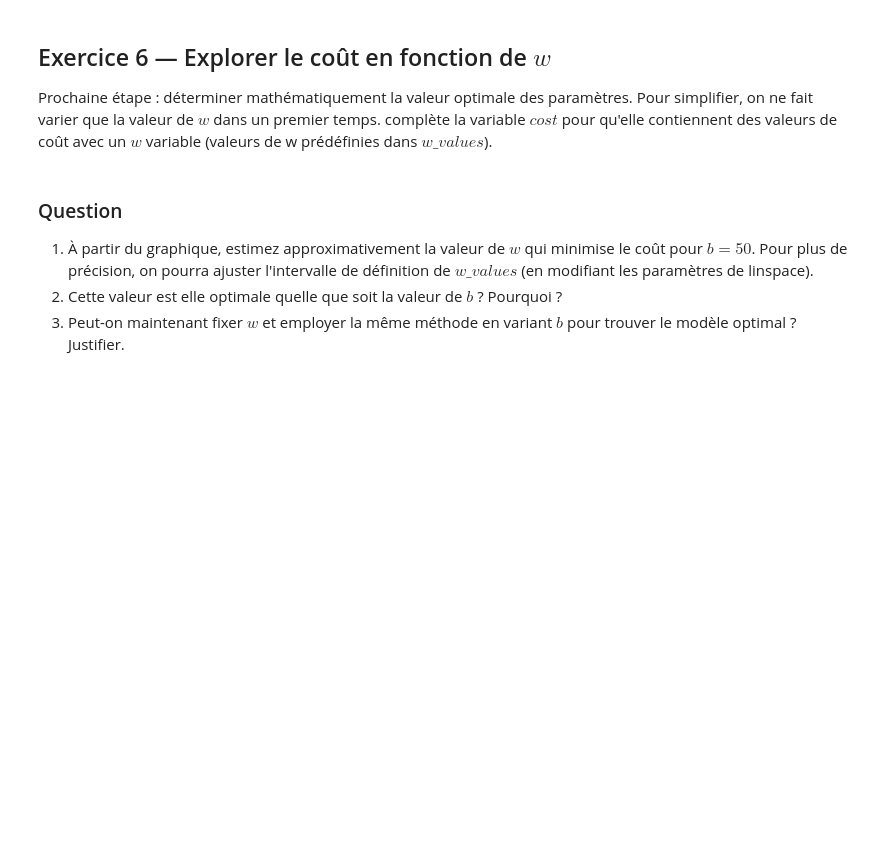
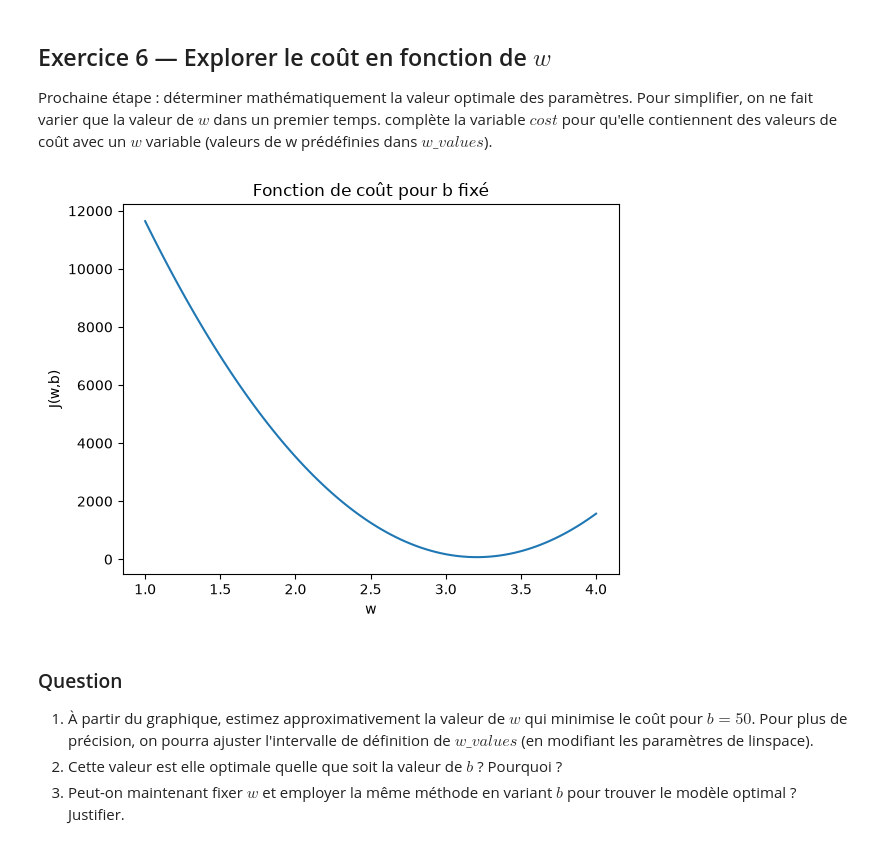
Before and after one commit to YalineWang/Projet-IA-S5, a Jupyter notebook: TD1-intro_machine_learning.ipynb, the cells around one changed output. Drawn from its saved outputs; the diff is of its cells as text; code cells hidden in the pictures; blank space fills up the shorter version.

```diff
--- a/TD1-intro_machine_learning.ipynb
+++ b/TD1-intro_machine_learning.ipynb
@@ -168,9 +189,9 @@ def compute_loss(X, y, w, b):
     '''
     m = X.size
     # À faire
-    predictions = ...
-    squared_errors = ...
-    cost = ...
+    predictions = predict_linear(X, w, b)
+    squared_errors = (predictions-y)**2
+    cost = (1/(2*len(X))*sum(squared_errors))
 
     return cost
 
@@ -192,23 +223,25 @@ complète la variable $cost$ pour qu'elle contiennent des valeurs de coût avec
 # %%
 
 # Création des valeurs test de w (ici 100 valeurs entre 1 et 4)
 sample_amount = 100
 w_values = np.linspace(1, 4, sample_amount) # à ajuster
 costs_w = [0]*sample_amount
-b_fixed = 50
+b_fixed = 10
 
 
 # À faire : calculez le coût pour chaque valeur de w
 for i in range(w_values.size):
-    costs_w[i] = ...
 
+    costs_w[i] = compute_loss(X, y, w_values[i], b_fixed)
 
 
 plt.plot(w_values, costs_w)
 plt.xlabel("w")
 plt.ylabel("J(w,b)")
 plt.title("Fonction de coût pour b fixé")
 plt.show()
+# %% [output]
+[figure, added]
 # %% [markdown]
 ### Question
 1. À partir du graphique, estimez approximativement la valeur de $w$ qui minimise le coût pour $b=50$.
```
Also changed, not shown: parts of 11 cells of this notebook.
